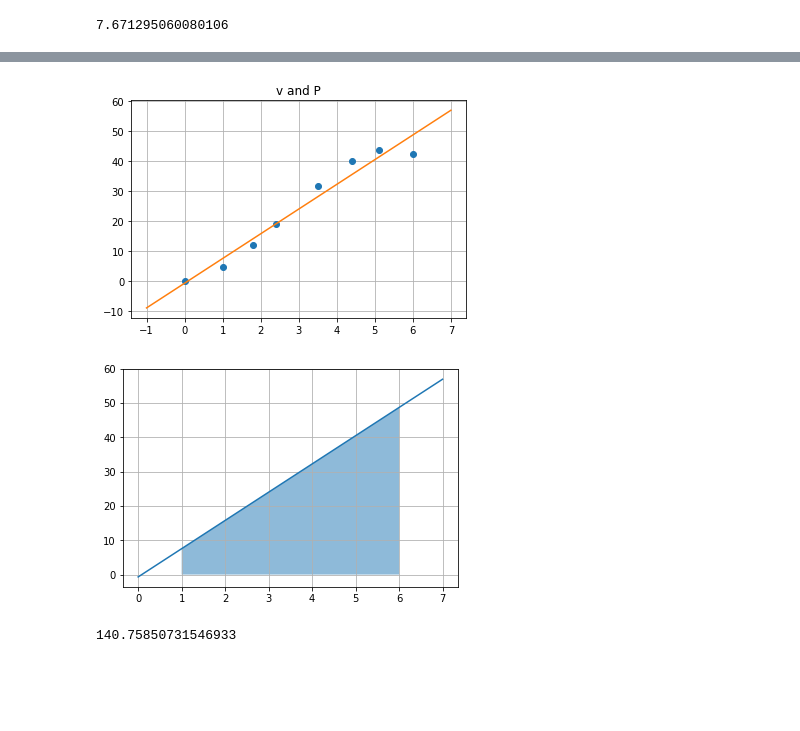
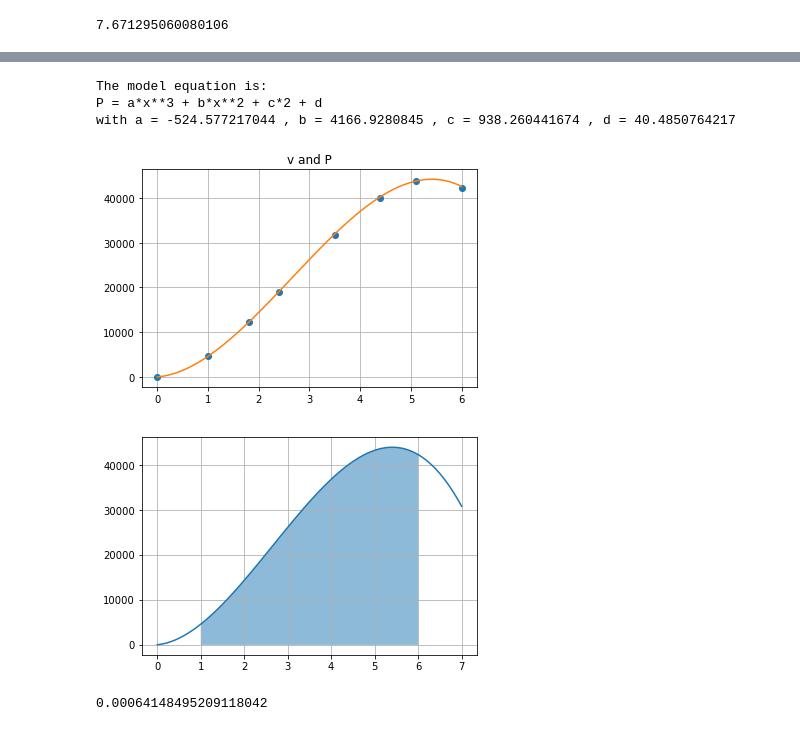
Before and after one commit to ChanhNguyen17/NumericalProblemSolving, a Jupyter notebook: Second test - Chanh Nguyen.ipynb, the cells around one changed output, grey strips where cells are left out. Cells and saved outputs as stored; diff of their text form; code cells hidden in the pictures; blank space fills up the shorter version.

```diff
--- a/Second test - Chanh Nguyen.ipynb
+++ b/Second test - Chanh Nguyen.ipynb
@@ -254,54 +316,62 @@ y_predict
 # %%
+# Create arrays v and P, the unit of P is kW, so we have to convert to Watt
 v = array([0, 1, 1.8, 2.4, 3.5, 4.4, 5.1, 6])
-P = array([0, 4.7, 12.2, 19, 31.8, 40.1, 43.8, 42.3])
+P = array([0, 4.7, 12.2, 19, 31.8, 40.1, 43.8, 42.3])*1000
 
-# The data has a linear relationship between x and y. Use linregress for x and y
+# The data has a curve relationship between x and y. Use curve_fit for v and P with type P = a*x**3 + b*x**2 + c*2 + d
 
-r = linregress(v, P)
-a = r.slope
-b = r.intercept
+def curveFunc(x, a, b, c, d):
+    return a*x**3 + b*x**2 + c*x + d
+
+cf = curve_fit(curveFunc, v, P)[0]
 
 # Create equation based on linregress result
-v2 = linspace(-1, 7, 1000)
-P2 = a*v2 + b
+v2 = linspace(0, 6, 1000)
+P2 = cf[0]*v2**3 + cf[1]*v2**2 + cf[2]*v2 + cf[3]*v2
 
 # Plot graph x and y
 plot(v, P, 'o')
 plot(v2, P2)
 title('v and P')
 grid()
+
+print('The model equation is:')
+print('P = a*x**3 + b*x**2 + c*2 + d\nwith a = '+str(cf[0])+' , b = '+str(cf[1])+' , c = '+str(cf[2])+' , d = '+str(cf[3]))
 # %% [output]
+The model equation is:
+P = a*x**3 + b*x**2 + c*2 + d
+with a = -524.577217044 , b = 4166.9280845 , c = 938.260441674 , d = 40.4850764217
-[figure, old version]
+[figure, new version]
 # %%
 # Function P by v
 def p(v):
-    return a*v + b
+    return cf[0]*v**3 + cf[1]*v**2 + cf[2]*v + cf[3]
 
 # Graphical presentation
 v0 = 1
 v1 = 6
 
 vi = linspace(v0, v1, 1000)
 
 # Calculate the function values
 Pi = p(vi)
 
 # Fill the integration area
 fill_between(vi, Pi, alpha = 0.5)
 
 # Make another graph showing the function
 vi2 = linspace(v0-1, v1+1, 1000)
 Pi2 = p(vi2)
 plot(vi2, Pi2)
 grid()
 # %% [output]
-[figure, old version]
+[figure, new version]
 # %%
-# Use the multiple-application Trapezoidal rule
-It = trapz(Pi, vi)
+# Use the multiple-application Trapezoidal rule to calculate the integration v/P
+It = trapz(vi/Pi, vi)
 It
 # %% [output]
-140.75850731546933
+0.00064148495209118042
 # %%
 m = 2000
 
```
Also changed, not shown: parts of 17 cells of this notebook.
